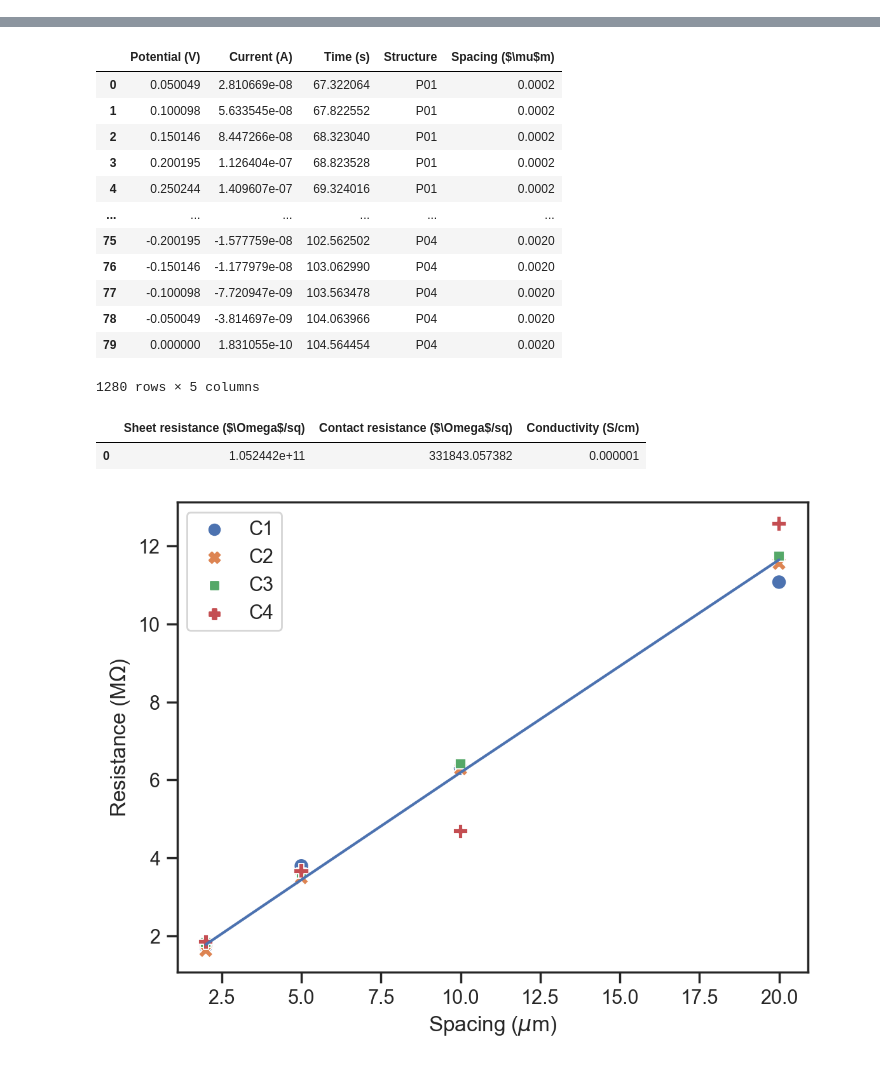
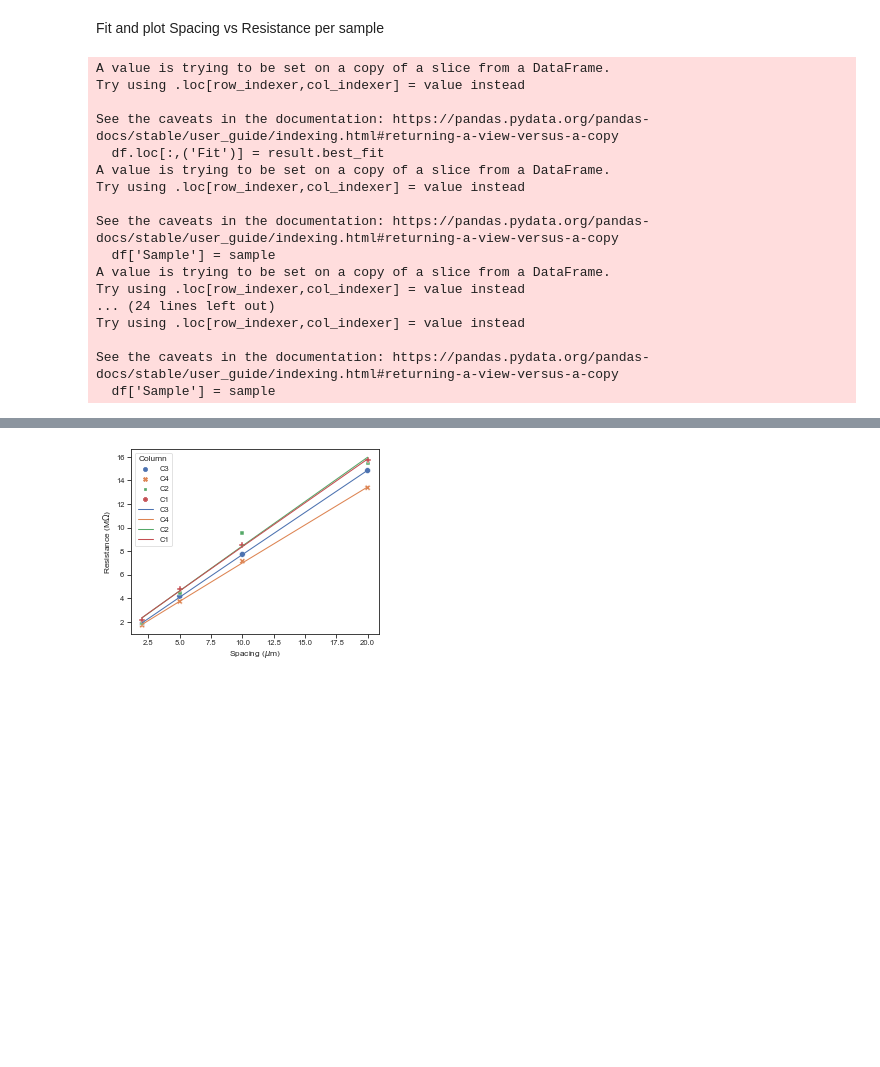
Before and after one commit to ridcil/Code, a Jupyter notebook: LSB_07_v2.ipynb, the cells around one changed output, grey strips where cells are left out. Cells and saved outputs as stored; diff of their text form; code cells hidden in the pictures; blank space fills up the shorter version.

```diff
--- a/LSB_07_v2.ipynb
+++ b/LSB_07_v2.ipynb
@@ -10,19 +10,42 @@ from scipy.stats import linregress
 from contact_resistance_v2 import idea
 
 sns.set_theme(style = 'ticks', palette = 'deep')
+# %% [markdown]
+Fit and plot Spacing vs Resistance per sample
 # %%
-path_aut = r'C:\Users\lopezb41\OneDrive - imec\Documents\Experiments\Data\Contact Resistance\LSB_07\0G_23'
+path_aut = r'C:\Users\lopezb41\OneDrive - imec\Documents\Experiments\Data\Contact Resistance\LSB_07\0G_21'
+path_save = r'C:\Users\lopezb41\OneDrive - imec\Documents\Experiments\Data\Contact Resistance\LSB_07\Results'
+sample = '0G_21'
 files_aut = [os.path.join(path_aut, i) for i in os.listdir(path_aut)]
 
-rt, tlm, val = idea.fit(files_aut, 80)
+rt, tlm, val = idea.fit(files_aut, 80, sample)
 
-fig, ax = plt.subplots(dpi = 200)
+fig, ax = plt.subplots(dpi = 50)
 sns.scatterplot(data = tlm, x = 'Spacing ($\mu$m)', y = 'Resistance (M$\Omega$)', hue = 'Column', style = 'Column', s = 70)
-sns.lineplot(data = tlm, x = 'Spacing ($\mu$m)', y = 'Fit')
+sns.lineplot(data = tlm, x = 'Spacing ($\mu$m)', y = 'Fit', hue = 'Column')
 ax.xaxis.set_major_formatter(lambda x, pos: '{:.1f}'.format(x * 1e4))
 ax.yaxis.set_major_formatter(lambda x, pos: '{:.0f}'.format(x / 1e6))
 
+tlm.to_csv(os.path.join(path_save, sample + '.txt'), sep = ';', index = False)
+val.to_csv(os.path.join(path_save, 'val_' + sample + '.txt'), sep = ';', index = False)
 display(tlm)
-display(rt)
-val
+# # display(rt)
+# val
 # %% [output]
+A value is trying to be set on a copy of a slice from a DataFrame.
+Try using .loc[row_indexer,col_indexer] = value instead
+
+See the caveats in the documentation: https://pandas.pydata.org/pandas-docs/stable/user_guide/indexing.html#returning-a-view-versus-a-copy
+  df.loc[:,('Fit')] = result.best_fit
+A value is trying to be set on a copy of a slice from a DataFrame.
+Try using .loc[row_indexer,col_indexer] = value instead
+
+See the caveats in the documentation: https://pandas.pydata.org/pandas-docs/stable/user_guide/indexing.html#returning-a-view-versus-a-copy
+  df['Sample'] = sample
+A value is trying to be set on a copy of a slice from a DataFrame.
+Try using .loc[row_indexer,col_indexer] = value instead
+... (24 lines left out)
+Try using .loc[row_indexer,col_indexer] = value instead
+
+See the caveats in the documentation: https://pandas.pydata.org/pandas-docs/stable/user_guide/indexing.html#returning-a-view-versus-a-copy
+  df['Sample'] = sample
@@ -46,16 +69 @@ val
-|  | Potential (V) | Current (A) | Time (s) | Structure | Spacing ($\mu$m) |
-| 0 | 0.050049 | 2.810669e-08 | 67.322064 | P01 | 0.0002 |
-| 1 | 0.100098 | 5.633545e-08 | 67.822552 | P01 | 0.0002 |
-| 2 | 0.150146 | 8.447266e-08 | 68.323040 | P01 | 0.0002 |
-| 3 | 0.200195 | 1.126404e-07 | 68.823528 | P01 | 0.0002 |
-| 4 | 0.250244 | 1.409607e-07 | 69.324016 | P01 | 0.0002 |
-| ... | ... | ... | ... | ... | ... |
-| 75 | -0.200195 | -1.577759e-08 | 102.562502 | P04 | 0.0020 |
-| 76 | -0.150146 | -1.177979e-08 | 103.062990 | P04 | 0.0020 |
-| 77 | -0.100098 | -7.720947e-09 | 103.563478 | P04 | 0.0020 |
-| 78 | -0.050049 | -3.814697e-09 | 104.063966 | P04 | 0.0020 |
-| 79 | 0.000000 | 1.831055e-10 | 104.564454 | P04 | 0.0020 |
-1280 rows × 5 columns
-|  | Sheet resistance ($\Omega$/sq) | Contact resistance ($\Omega$/sq) | Conductivity (S/cm) |
-| 0 | 1.052442e+11 | 331843.057382 | 0.000001 |
-[figure, old version]
+[figure, new version]
```
Also changed, not shown: parts of 3 cells of this notebook, 1 other file.
